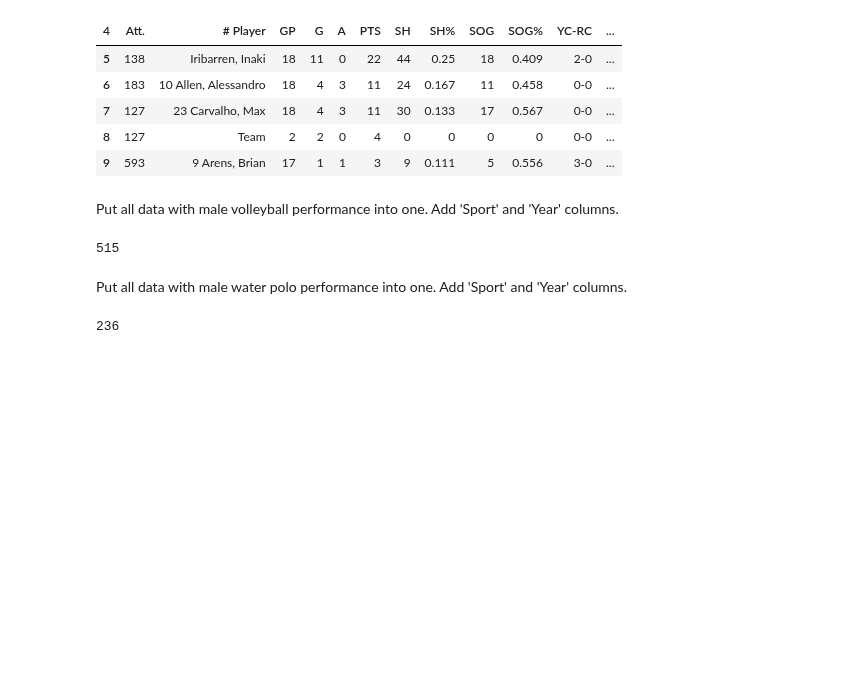
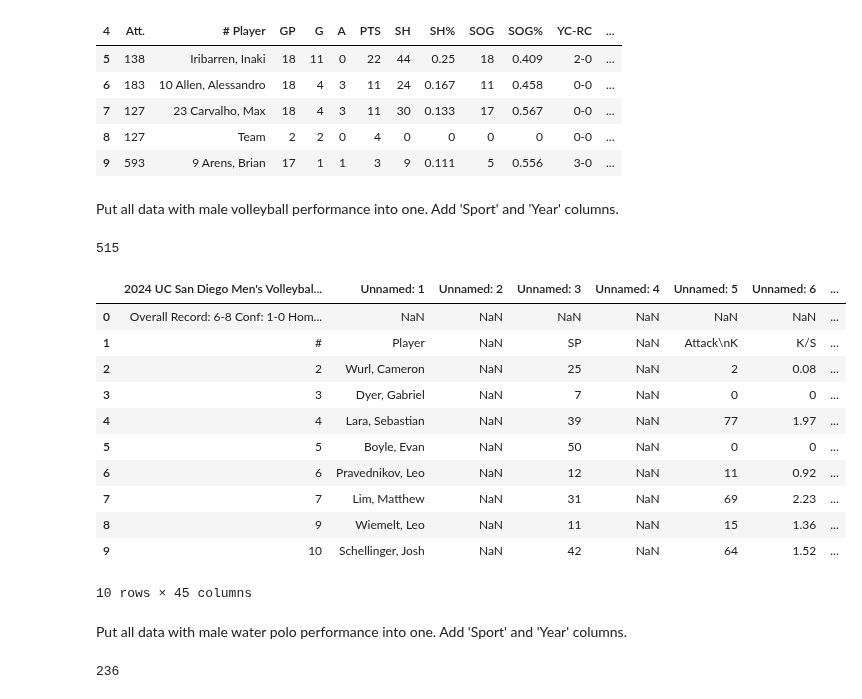
Before and after one commit to COGS108/Group133_WI24, a Jupyter notebook: DataCheckpoint_Group133_WI24.ipynb, the cells around one changed output. Cells and saved outputs as stored; diff of their text form; code cells hidden in the pictures; blank space fills up the shorter version.

```diff
--- a/DataCheckpoint_Group133_WI24.ipynb
+++ b/DataCheckpoint_Group133_WI24.ipynb
@@ -399,3 +398,18 @@ male_volleyball_performance = pd.concat([male_volleyball_performance_2024,male_v
 male_volleyball_performance.shape[0]
 # %% [output]
 515
+# %%
+male_volleyball_performance.head(10)
+# %% [output]
+|  | 2024 UC San Diego Men's Volleybal... | Unnamed: 1 | Unnamed: 2 | Unnamed: 3 | Unnamed: 4 | Unnamed: 5 | Unnamed: 6 | ... |
+| 0 | Overall Record: 6-8 Conf: 1-0 Hom... | NaN | NaN | NaN | NaN | NaN | NaN | ... |
+| 1 | # | Player | NaN | SP | NaN | Attack\nK | K/S | ... |
+| 2 | 2 | Wurl, Cameron | NaN | 25 | NaN | 2 | 0.08 | ... |
+| 3 | 3 | Dyer, Gabriel | NaN | 7 | NaN | 0 | 0 | ... |
+| 4 | 4 | Lara, Sebastian | NaN | 39 | NaN | 77 | 1.97 | ... |
+| 5 | 5 | Boyle, Evan | NaN | 50 | NaN | 0 | 0 | ... |
+| 6 | 6 | Pravednikov, Leo | NaN | 12 | NaN | 11 | 0.92 | ... |
+| 7 | 7 | Lim, Matthew | NaN | 31 | NaN | 69 | 2.23 | ... |
+| 8 | 9 | Wiemelt, Leo | NaN | 11 | NaN | 15 | 1.36 | ... |
+| 9 | 10 | Schellinger, Josh | NaN | 42 | NaN | 64 | 1.52 | ... |
+10 rows × 45 columns
```
Also changed, not shown: parts of 8 cells of this notebook.
